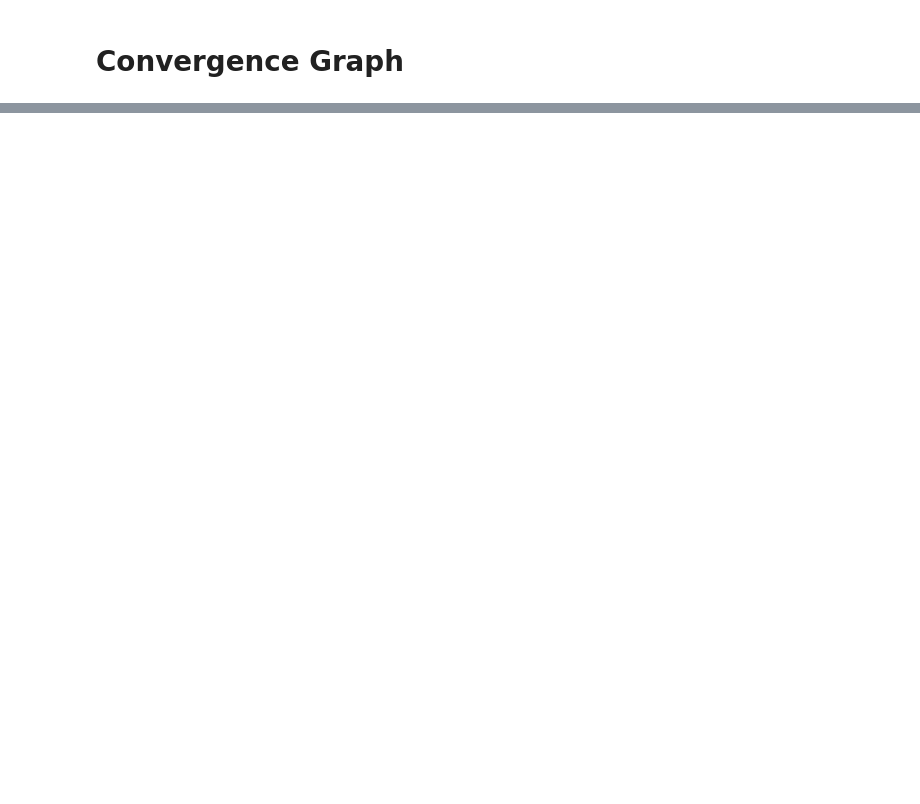
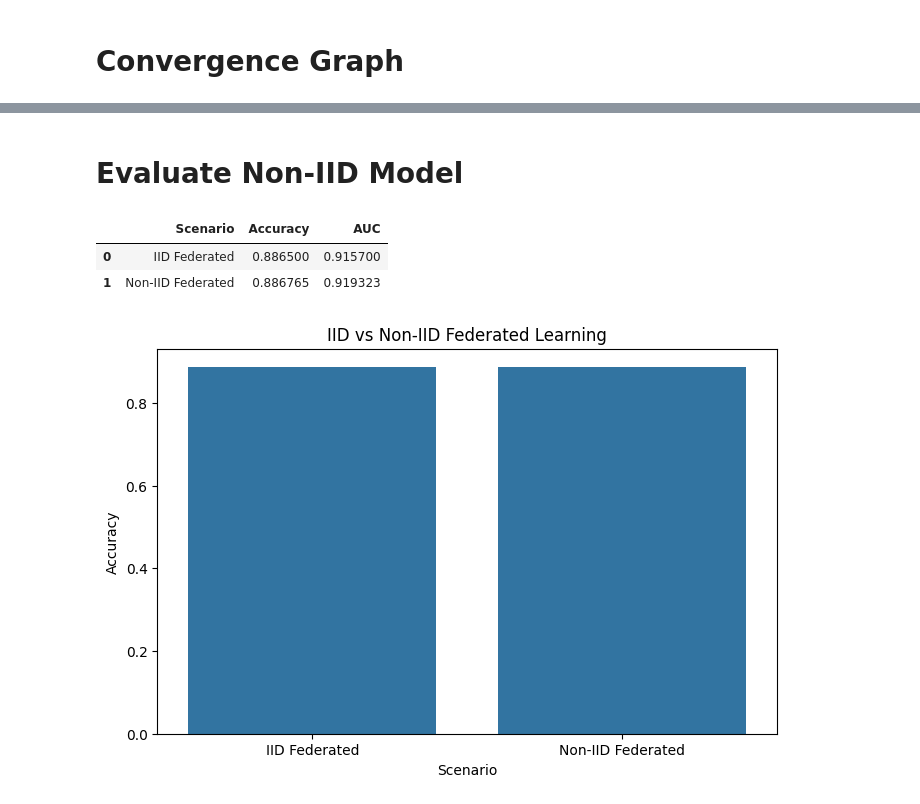
Before and after one commit to mynameisnitya/Federated-LEarning-for-CVD-Prediction, a Jupyter notebook: 01_MIMIC_Exploration_CVD.ipynb, the cells around one changed output, grey strips where cells are left out. Cells and saved outputs as stored; diff of their text form; code cells hidden in the pictures; blank space fills up the shorter version.

```diff
--- a/01_MIMIC_Exploration_CVD.ipynb
+++ b/01_MIMIC_Exploration_CVD.ipynb
@@ -1171,0 +1488,52 @@ plt.show()
+# %% [markdown]
+# Evaluate Non-IID Model
+# %%
+comparison = pd.DataFrame({
+
+    "Scenario":[
+        "IID Federated",
+        "Non-IID Federated"
+    ],
+
+    "Accuracy":[
+        0.8865,
+        accuracy_score(
+            y_test_np,
+            pred_noniid
+        )
+    ],
+
+    "AUC":[
+        0.9157,
+        roc_auc_score(
+            y_test_np,
+            prob_noniid
+        )
+    ]
+
+})
+
+comparison
+# %% [output]
+|  | Scenario | Accuracy | AUC |
+| 0 | IID Federated | 0.886500 | 0.915700 |
+| 1 | Non-IID Federated | 0.886765 | 0.919323 |
+# %%
+import matplotlib.pyplot as plt
+import seaborn as sns
+
+plt.figure(figsize=(8,5))
+
+sns.barplot(
+    data=comparison,
+    x="Scenario",
+    y="Accuracy"
+)
+
+plt.title(
+    "IID vs Non-IID Federated Learning"
+)
+
+plt.show()
+# %% [output]
+[figure, added]
```
Also changed, not shown: parts of 34 cells of this notebook.
